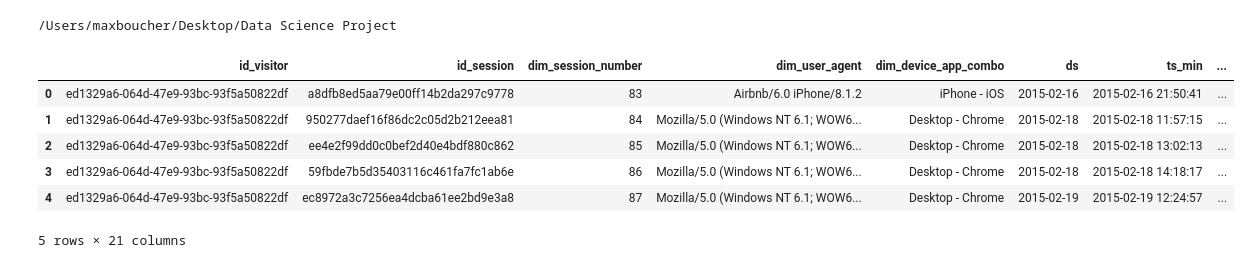
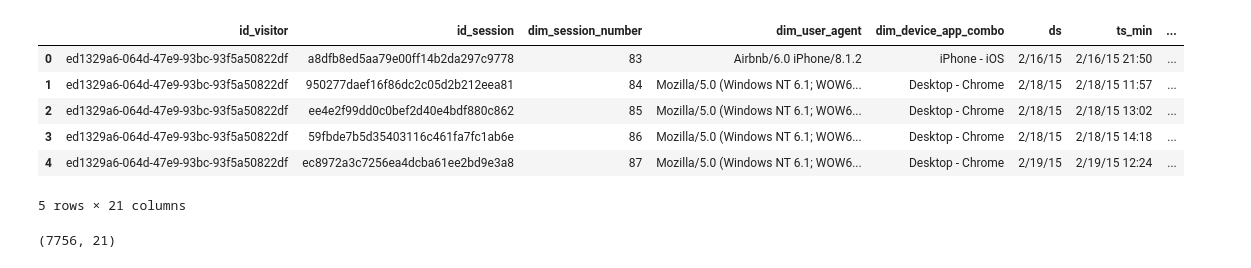
Before and after one commit to Maxboucher0/airbnb, a Jupyter notebook: Airbnb EDA.ipynb, the cells around one changed output. Saved outputs shown, nothing was run; the diff lists cells and outputs as text; code cells hidden in the pictures.

```diff
--- a/Airbnb EDA.ipynb
+++ b/Airbnb EDA.ipynb
@@ -5,20 +5,19 @@ import numpy as np
 import seaborn as sns
 import matplotlib
 from matplotlib import pylab as plt
-# %%
-import os
-print(os.getcwd())
-# %% [output]
-/Users/maxboucher/Desktop/Data Science Project
 # %%
 #Reading in CSV file
-df = pd.read_csv('/Users/maxboucher/Desktop/Data Science Project/Airbnb Booking/data/airbnb.csv')
-df.head()
+og_df = pd.read_csv('/Users/maxboucher/Desktop/Data Science Project/Airbnb Booking/data/airbnb.csv')
+og_df.head()
 # %% [output]
 |  | id_visitor | id_session | dim_session_number | dim_user_agent | dim_device_app_combo | ds | ts_min | ... |
-| 0 | ed1329a6-064d-47e9-93bc-93f5a50822df | a8dfb8ed5aa79e00ff14b2da297c9778 | 83 | Airbnb/6.0 iPhone/8.1.2 | iPhone - iOS | 2015-02-16 | 2015-02-16 21:50:41 | ... |
-| 1 | ed1329a6-064d-47e9-93bc-93f5a50822df | 950277daef16f86dc2c05d2b212eea81 | 84 | Mozilla/5.0 (Windows NT 6.1; WOW6... | Desktop - Chrome | 2015-02-18 | 2015-02-18 11:57:15 | ... |
-| 2 | ed1329a6-064d-47e9-93bc-93f5a50822df | ee4e2f99dd0c0bef2d40e4bdf880c862 | 85 | Mozilla/5.0 (Windows NT 6.1; WOW6... | Desktop - Chrome | 2015-02-18 | 2015-02-18 13:02:13 | ... |
-| 3 | ed1329a6-064d-47e9-93bc-93f5a50822df | 59fbde7b5d35403116c461fa7fc1ab6e | 86 | Mozilla/5.0 (Windows NT 6.1; WOW6... | Desktop - Chrome | 2015-02-18 | 2015-02-18 14:18:17 | ... |
-| 4 | ed1329a6-064d-47e9-93bc-93f5a50822df | ec8972a3c7256ea4dcba61ee2bd9e3a8 | 87 | Mozilla/5.0 (Windows NT 6.1; WOW6... | Desktop - Chrome | 2015-02-19 | 2015-02-19 12:24:57 | ... |
+| 0 | ed1329a6-064d-47e9-93bc-93f5a50822df | a8dfb8ed5aa79e00ff14b2da297c9778 | 83 | Airbnb/6.0 iPhone/8.1.2 | iPhone - iOS | 2/16/15 | 2/16/15 21:50 | ... |
+| 1 | ed1329a6-064d-47e9-93bc-93f5a50822df | 950277daef16f86dc2c05d2b212eea81 | 84 | Mozilla/5.0 (Windows NT 6.1; WOW6... | Desktop - Chrome | 2/18/15 | 2/18/15 11:57 | ... |
+| 2 | ed1329a6-064d-47e9-93bc-93f5a50822df | ee4e2f99dd0c0bef2d40e4bdf880c862 | 85 | Mozilla/5.0 (Windows NT 6.1; WOW6... | Desktop - Chrome | 2/18/15 | 2/18/15 13:02 | ... |
+| 3 | ed1329a6-064d-47e9-93bc-93f5a50822df | 59fbde7b5d35403116c461fa7fc1ab6e | 86 | Mozilla/5.0 (Windows NT 6.1; WOW6... | Desktop - Chrome | 2/18/15 | 2/18/15 14:18 | ... |
+| 4 | ed1329a6-064d-47e9-93bc-93f5a50822df | ec8972a3c7256ea4dcba61ee2bd9e3a8 | 87 | Mozilla/5.0 (Windows NT 6.1; WOW6... | Desktop - Chrome | 2/19/15 | 2/19/15 12:24 | ... |
 5 rows × 21 columns
+# %%
+og_df.shape
+# %% [output]
+(7756, 21)
```
Also changed, not shown: parts of 37 cells of this notebook.
